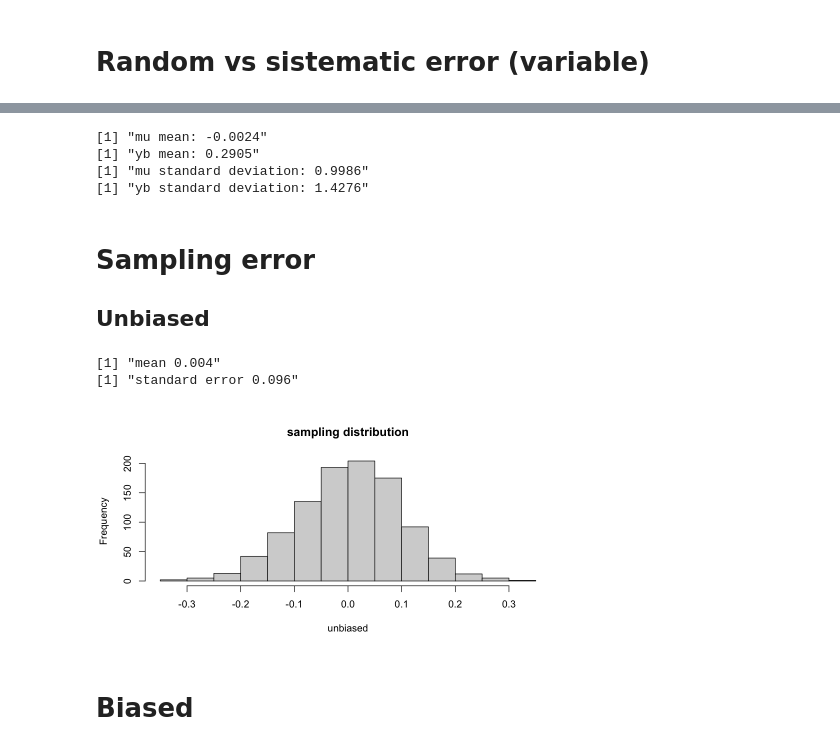
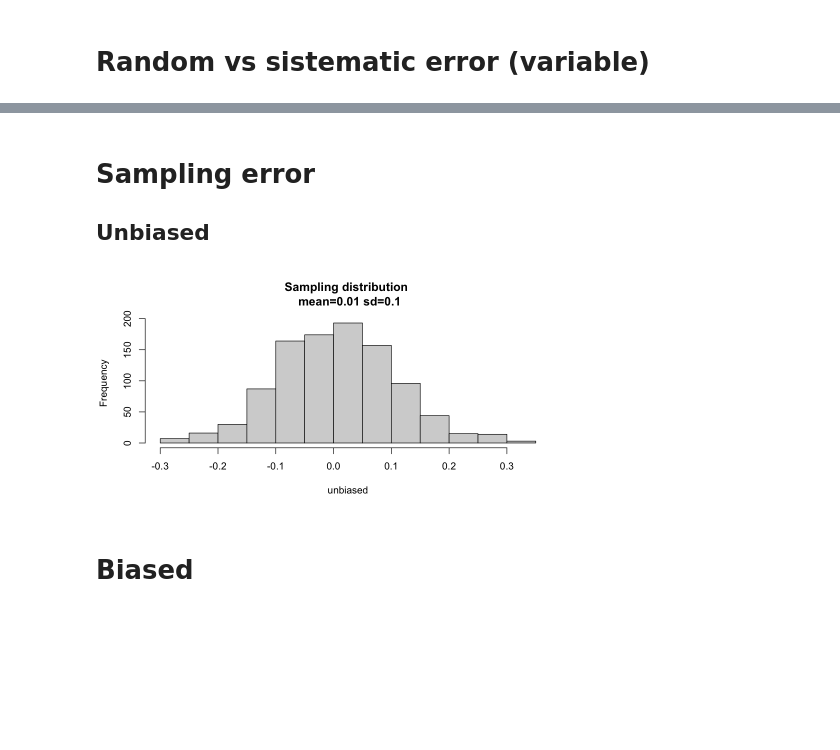
Before and after one commit to sdaza/survey-methods, a Jupyter notebook: code/2023-24/01-exploring-error.ipynb, the cells around one changed output, grey strips where cells are left out. Cells and saved outputs as stored; diff of their text form; code cells hidden in the pictures; blank space fills up the shorter version.

```diff
--- a/code/2023-24/01-exploring-error.ipynb
+++ b/code/2023-24/01-exploring-error.ipynb
@@ -46,13 +37,3 @@ hist(yb)
-# %%
-print(paste0('mu mean: ', round(mean(mu),4)))
-print(paste0('yb mean: ', round(mean(yb),4)))
-print(paste0('mu standard deviation: ', round(sd(mu),4)))
-print(paste0('yb standard deviation: ', round(sd(yb),4)))
-# %% [output]
-[1] "mu mean: -0.0024"
-[1] "yb mean: 0.2905"
-[1] "mu standard deviation: 0.9986"
-[1] "yb standard deviation: 1.4276"
 # %% [markdown]
 # Sampling error
 
@@ -60,19 +41,17 @@ print(paste0('yb standard deviation: ', round(sd(yb),4)))
 # %%
 # Get multiple samples from a population
 population = rnorm(10000)
 
+# Create 1000 samples of size 100
 unbiased = NULL
 for (i in 1:1000) {
     unbiased = c(unbiased, mean(sample(population, 100)))
 }
+
+hist(unbiased, main=paste0('Sampling distribution \n mean=', round(mean(unbiased),2),
+	' sd=', round(sd(unbiased),2)))
+# %% [output]
+[figure, added]
-# %%
-print(paste0('mean ' , round(mean(unbiased),3)))
-print(paste0('standard error ' , round(sd(unbiased),3)))
-hist(unbiased, main='sampling distribution')
-# %% [output]
-[1] "mean 0.004"
-[1] "standard error 0.096"
-[figure, removed]
 # %% [markdown]
 # Biased
 # %%
```
Also changed, not shown: parts of 9 cells of this notebook, 1 other file.
